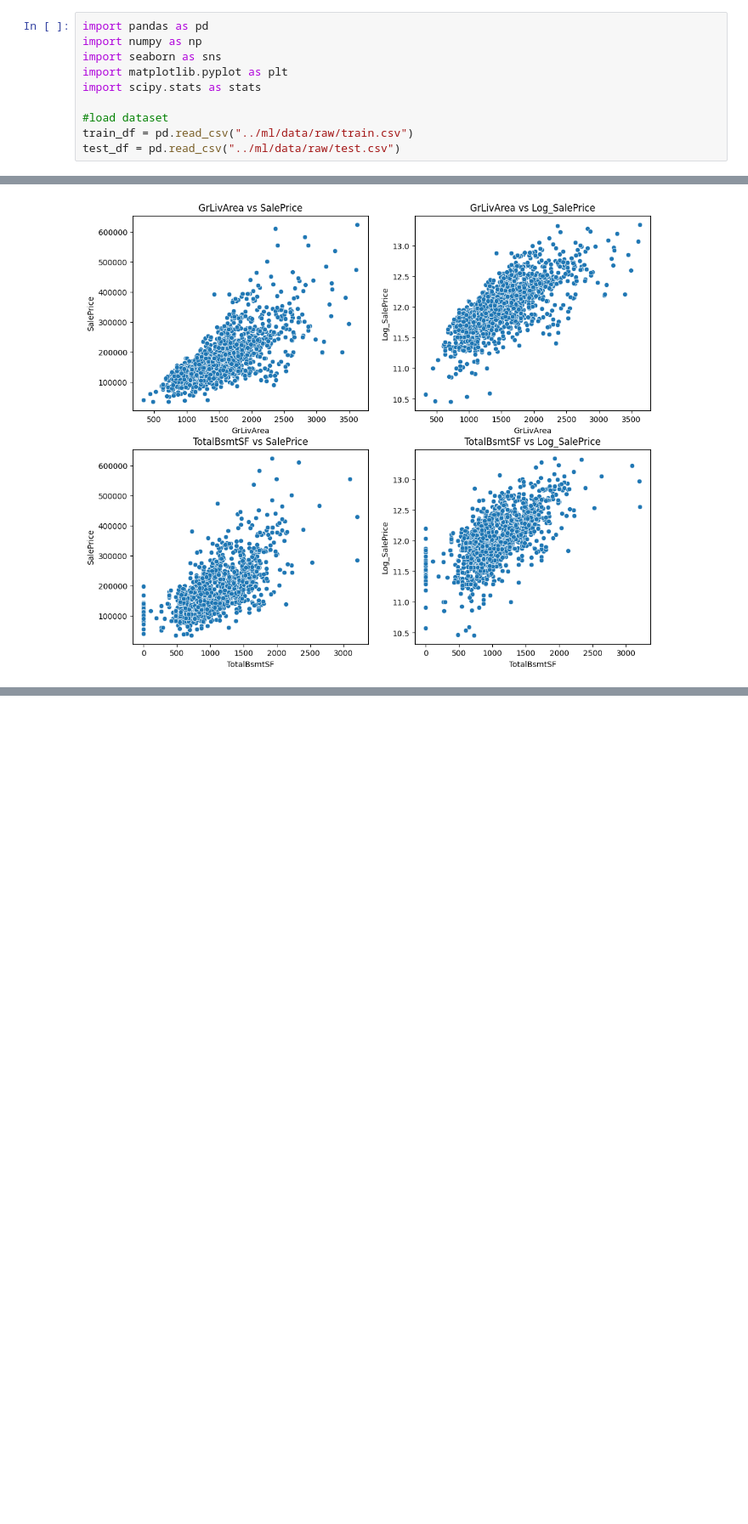
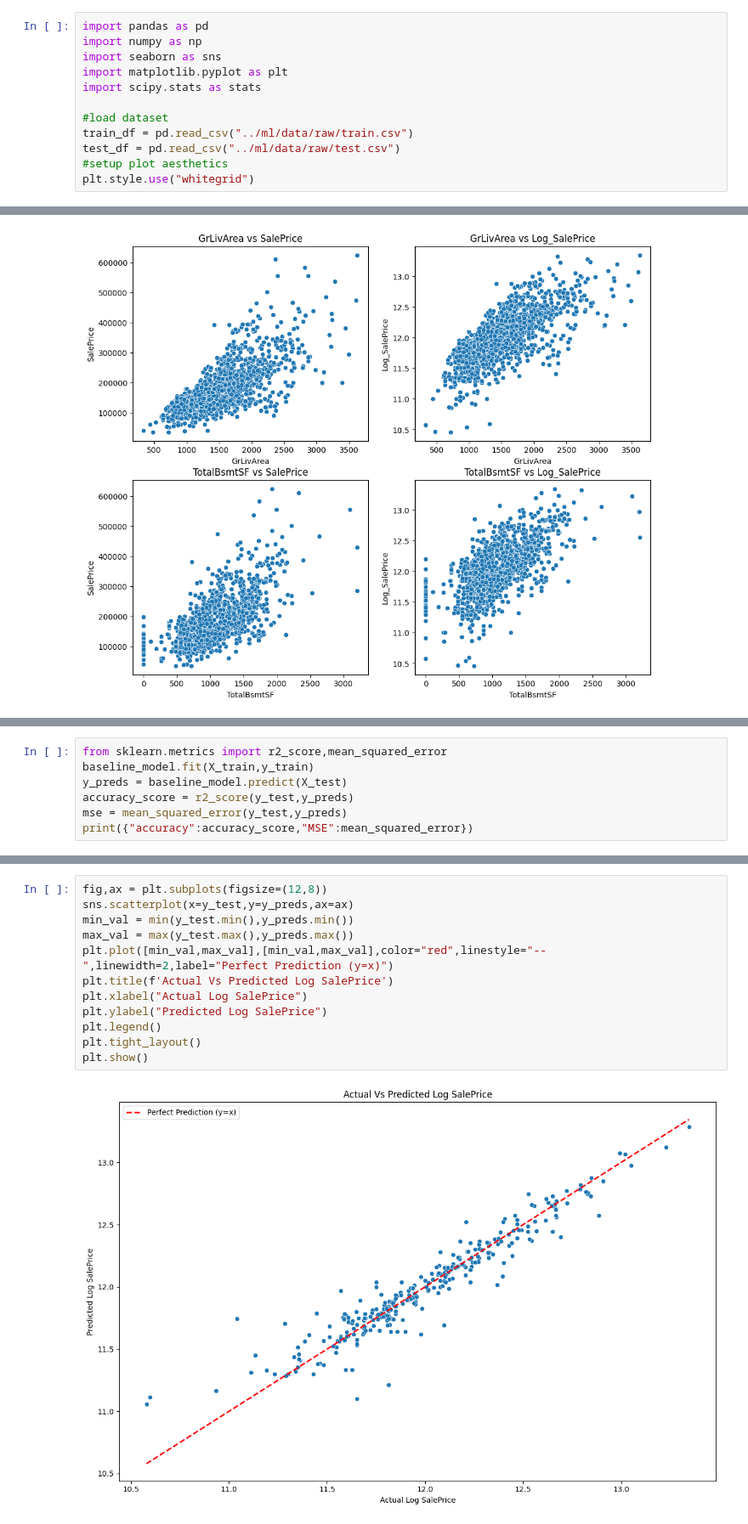
Before and after one commit to Ramine92/Ames-Housing-MLOPS, a Jupyter notebook: notebooks/ames_housing.ipynb, the cells around one changed output, grey strips where cells are left out. Shown at 85% size. Drawn from its saved outputs; the diff is of its cells as text; blank space fills up the shorter version.

Commit message:
finished the expirementation and tested two different models Ridge and linear Regression + worked on training pipeline

```diff
--- a/notebooks/ames_housing.ipynb
+++ b/notebooks/ames_housing.ipynb
@@ -69,6 +69,8 @@ import scipy.stats as stats
 #load dataset
 train_df = pd.read_csv("../ml/data/raw/train.csv")
 test_df = pd.read_csv("../ml/data/raw/test.csv")
+#setup plot aesthetics
+plt.style.use("whitegrid")
 # %%
 #take a look to the test dataset
 train_df
@@ -398,0 +430,7 @@ from sklearn.preprocessing import OneHotEncoder,StandardScaler,FunctionTransform
+# %%
+from sklearn.metrics import r2_score,mean_squared_error
+baseline_model.fit(X_train,y_train)
+y_preds = baseline_model.predict(X_test)
+accuracy_score = r2_score(y_test,y_preds)
+mse = mean_squared_error(y_test,y_preds)
+print({"accuracy":accuracy_score,"MSE":mean_squared_error})
@@ -398,0 +441,14 @@ from sklearn.preprocessing import OneHotEncoder,StandardScaler,FunctionTransform
+# %%
+fig,ax = plt.subplots(figsize=(12,8))
+sns.scatterplot(x=y_test,y=y_preds,ax=ax)
+min_val = min(y_test.min(),y_preds.min())
+max_val = max(y_test.max(),y_preds.max())
+plt.plot([min_val,max_val],[min_val,max_val],color="red",linestyle="--",linewidth=2,label="Perfect Prediction (y=x)")
+plt.title(f'Actual Vs Predicted Log SalePrice')
+plt.xlabel("Actual Log SalePrice")
+plt.ylabel("Predicted Log SalePrice")
+plt.legend()
+plt.tight_layout()
+plt.show()
+# %% [output]
+[figure, added]
```
Also changed, not shown: parts of 8 cells of this notebook, 3 other files.
